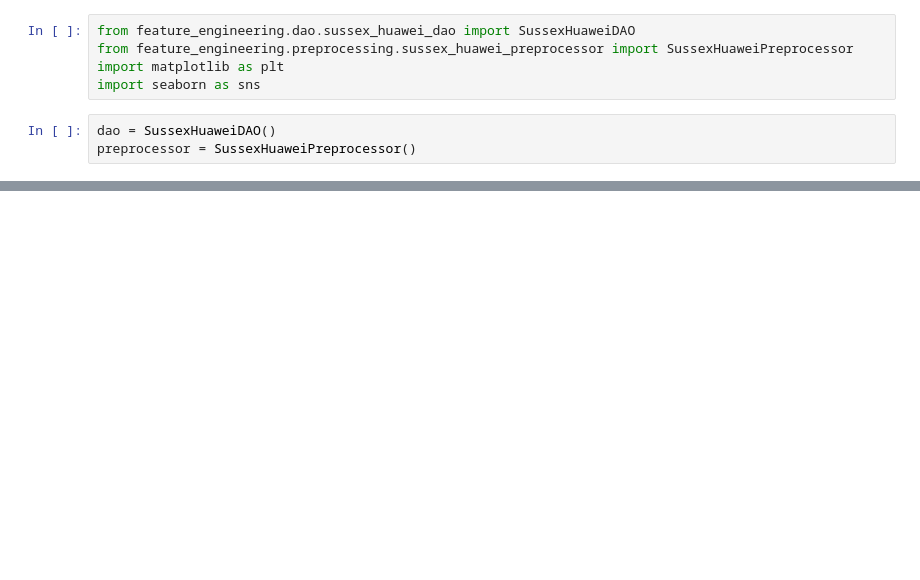
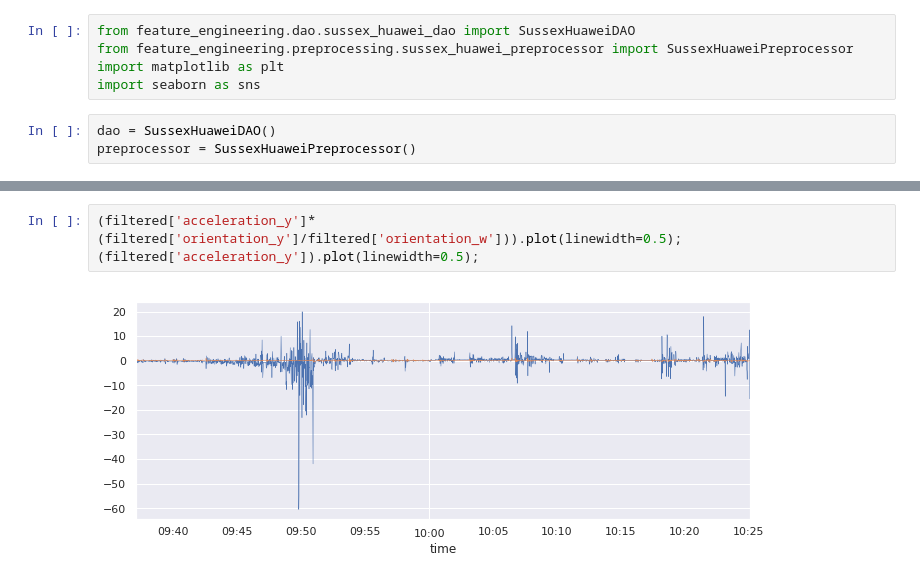
Before and after one commit to lorenz0890/road_condition_classification, a Jupyter notebook: rctc_notebook.ipynb, the cells around one changed output, grey strips where cells are left out. Cells and saved outputs as stored; diff of their text form; blank space fills up the shorter version.

```diff
--- a/rctc_notebook.ipynb
+++ b/rctc_notebook.ipynb
@@ -75,0 +124,5 @@ data_segments[6]['road_label'].plot(linewidth=0.5);
+# %%
+(filtered['acceleration_y']*(filtered['orientation_y']/filtered['orientation_w'])).plot(linewidth=0.5);
+(filtered['acceleration_y']).plot(linewidth=0.5);
+# %% [output]
+[figure, added]
```
Also changed, not shown: parts of 5 cells of this notebook, 3 other files.
